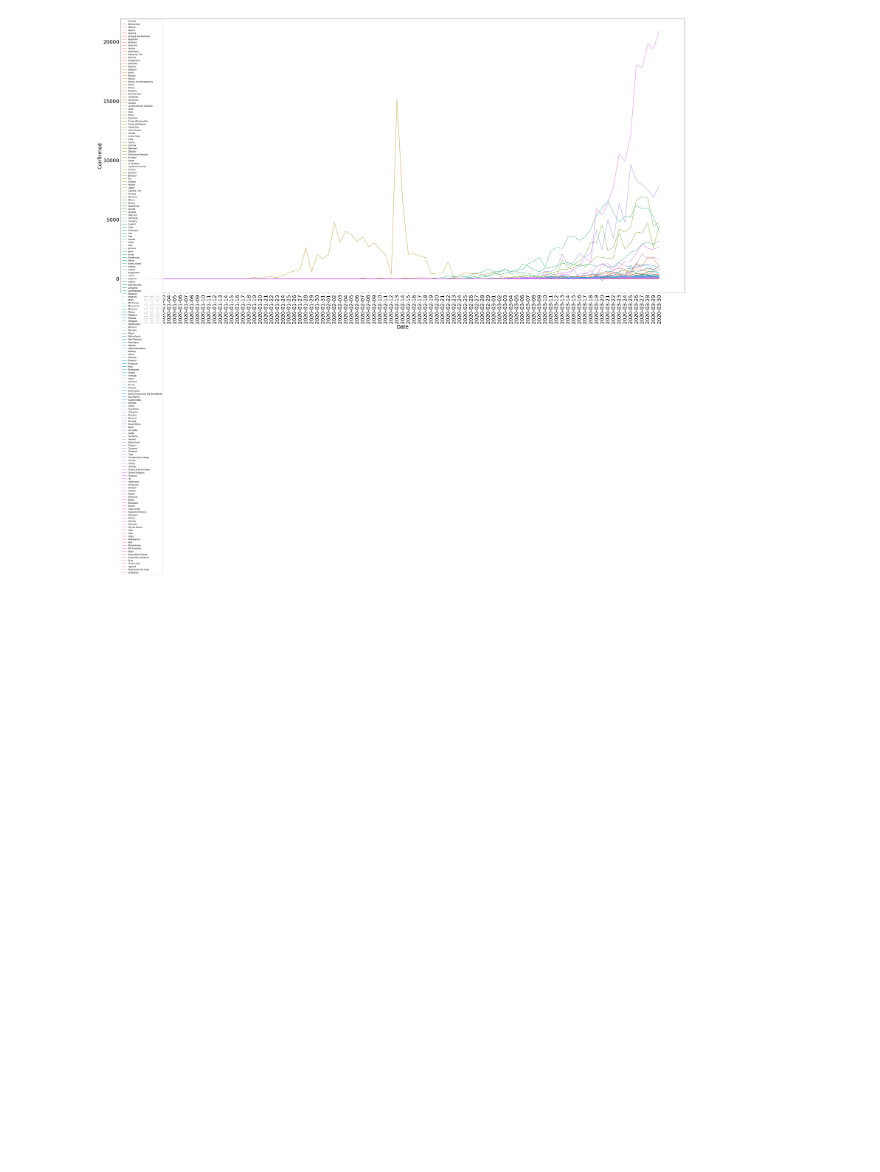
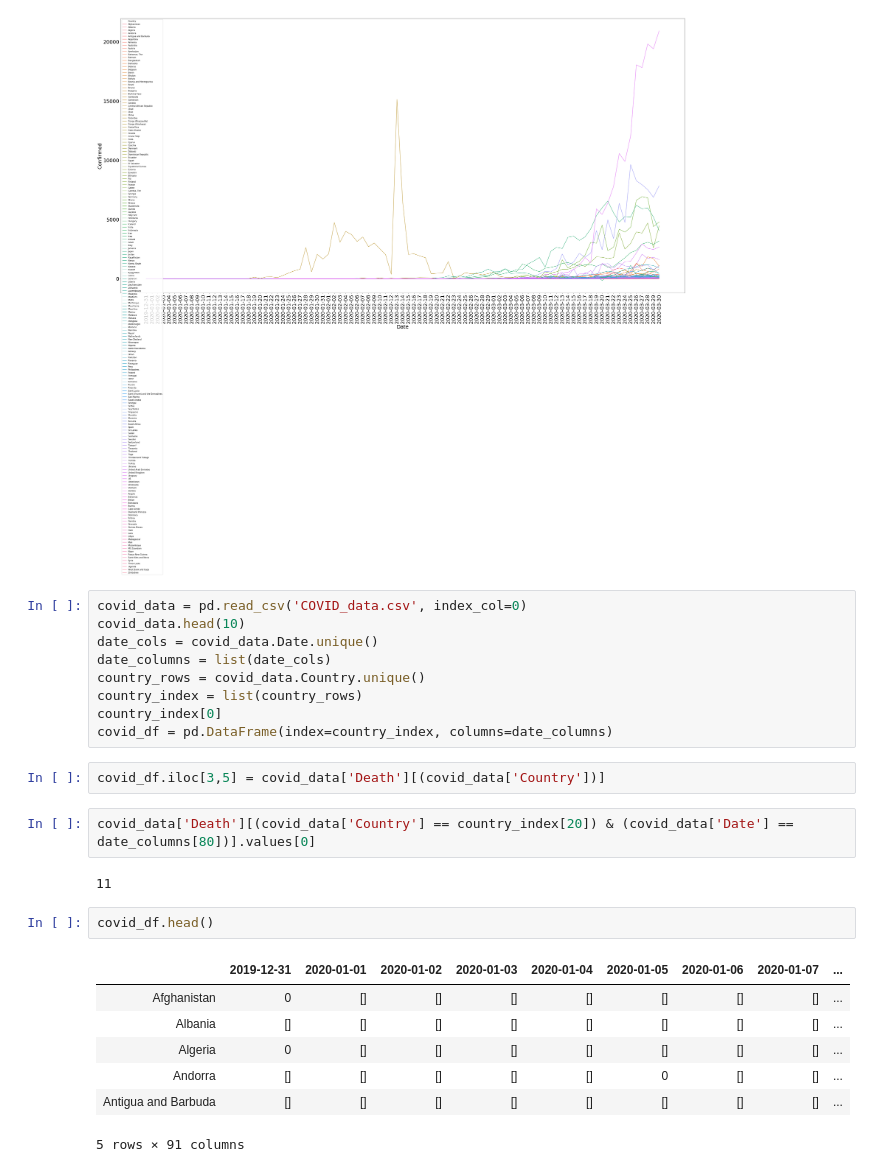
Before and after one commit to triolinho/vigilant-adventure, a Jupyter notebook: covid_nb.ipynb, the cells around one changed output. Drawn from its saved outputs; the diff is of its cells as text; blank space fills up the shorter version.

```diff
--- a/covid_nb.ipynb
+++ b/covid_nb.ipynb
@@ -70,3 +70,28 @@ plt.ylabel('Confirmed', size=25)
 plt.show()
 # %% [output]
 [figure]
+# %%
+covid_data = pd.read_csv('COVID_data.csv', index_col=0)
+covid_data.head(10)
+date_cols = covid_data.Date.unique()
+date_columns = list(date_cols)
+country_rows = covid_data.Country.unique()
+country_index = list(country_rows)
+country_index[0]
+covid_df = pd.DataFrame(index=country_index, columns=date_columns)
+# %%
+covid_df.iloc[3,5] = covid_data['Death'][(covid_data['Country'])]
+# %%
+covid_data['Death'][(covid_data['Country'] == country_index[20]) & (covid_data['Date'] == date_columns[80])].values[0]
+# %% [output]
+11
+# %%
+covid_df.head()
+# %% [output]
+|  | 2019-12-31 | 2020-01-01 | 2020-01-02 | 2020-01-03 | 2020-01-04 | 2020-01-05 | 2020-01-06 | 2020-01-07 | ... |
+| Afghanistan | 0 | [] | [] | [] | [] | [] | [] | [] | ... |
+| Albania | [] | [] | [] | [] | [] | [] | [] | [] | ... |
+| Algeria | 0 | [] | [] | [] | [] | [] | [] | [] | ... |
+| Andorra | [] | [] | [] | [] | [] | 0 | [] | [] | ... |
+| Antigua and Barbuda | [] | [] | [] | [] | [] | [] | [] | [] | ... |
+5 rows × 91 columns
```
Also changed, not shown: parts of 2 cells of this notebook, 2 other files.
